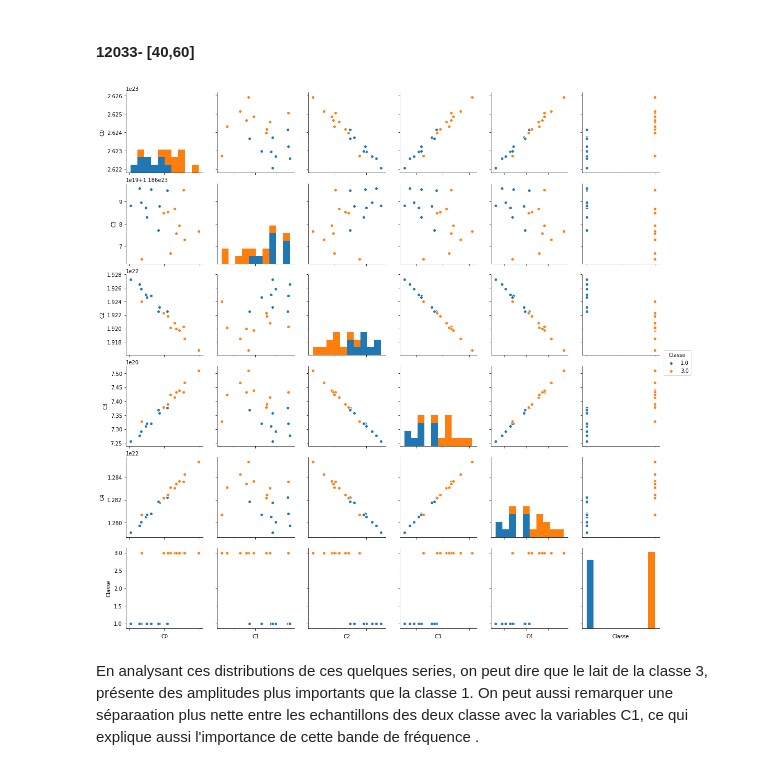
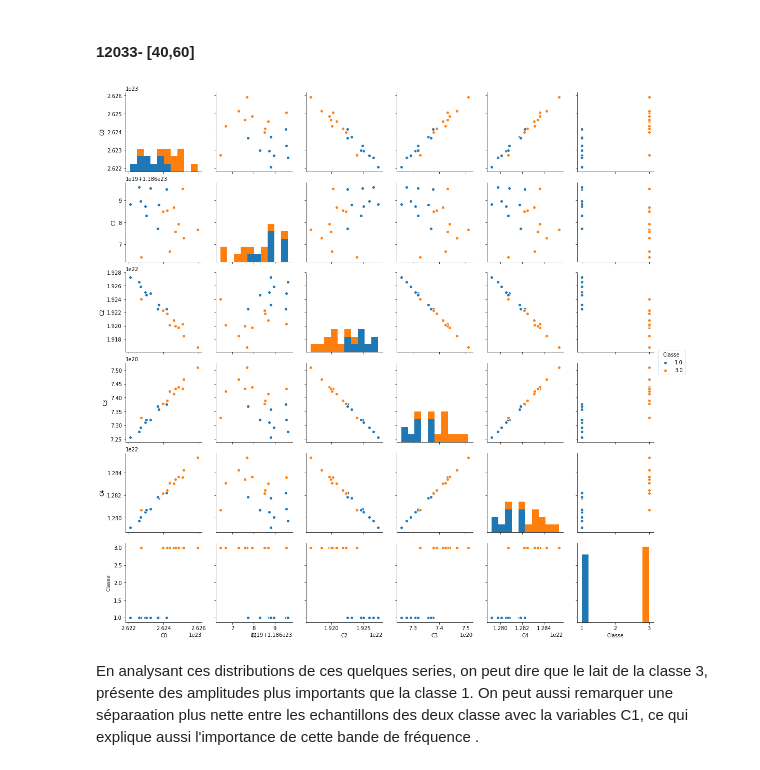
Before and after one commit to mouride44/Classification-of-biological-samples-by-audio, a Jupyter notebook: synthese.ipynb, the cells around one changed output. Drawn from its saved outputs; the diff is of its cells as text; code cells hidden in the pictures.

```diff
--- a/synthese.ipynb
+++ b/synthese.ipynb
@@ -225,13 +225,13 @@ g.set(xticklabels=[]);
 # %%
 df,y=data_generate(12033)
 df=df.iloc[40:60:,:]
 y=y.values[40:60]
 df["Classe"]=y
 g = sns.pairplot(df[["C0","C1","C2","C3","C4","Classe"]],
                  hue='Classe')
-g.set(xticklabels=[]);
+#g.set(xticklabels=[]);
 # %% [output]
-[figure, old version]
+[figure, new version]
 # %% [markdown]
 En analysant ces distributions de ces quelques series, on peut dire que le lait  de la classe 3, présente des amplitudes plus importants que la classe 1. On peut aussi remarquer une séparaation plus nette entre les echantillons des deux classe avec la variables C1, ce qui explique aussi l'importance de cette bande de fréquence .
 # %% [markdown]
```
Also changed, not shown: parts of 10 cells of this notebook.
